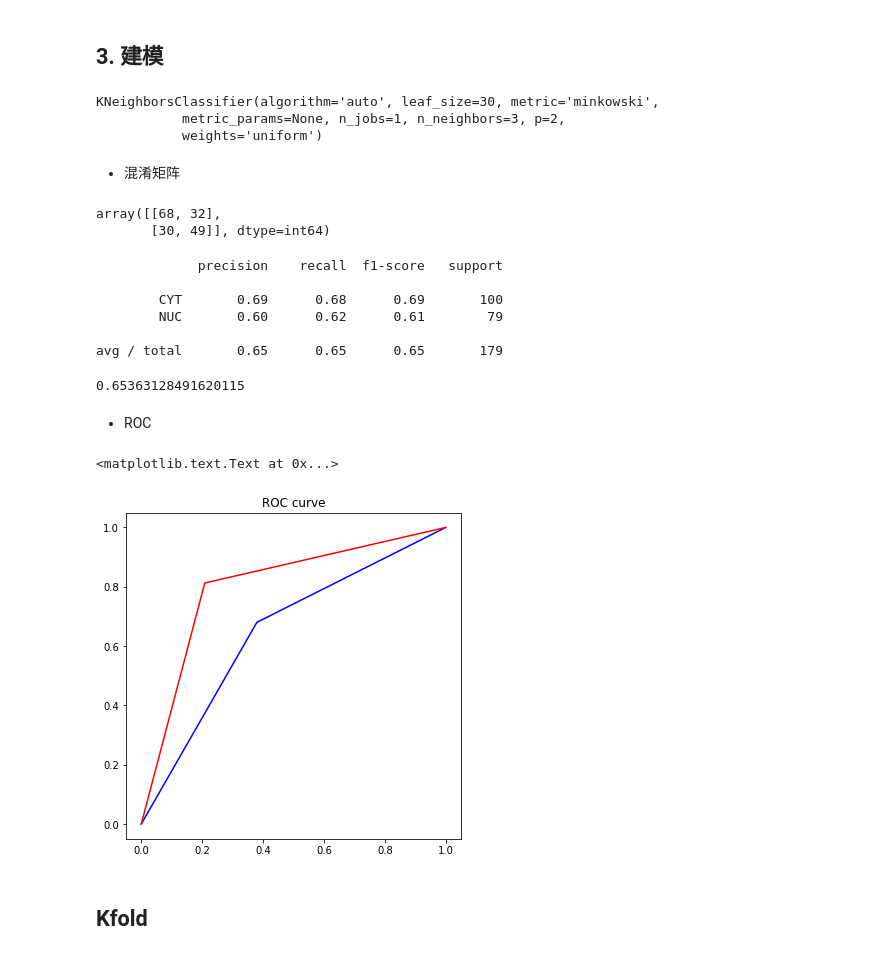
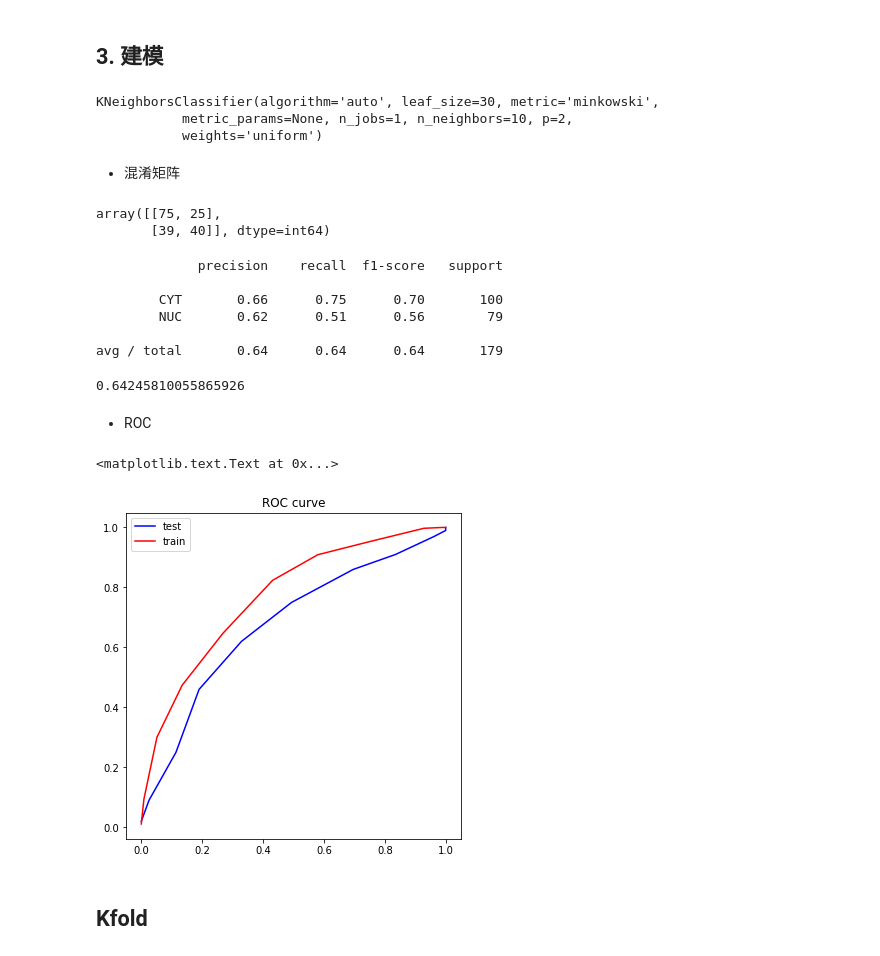
Before and after one commit to guofei9987/StatisticsBlog, a Jupyter notebook: origin_files/模型评价.ipynb, the cells around one changed output. Drawn from its saved outputs; the diff is of its cells as text; code cells hidden in the pictures.

```diff
--- a/origin_files/模型评价.ipynb
+++ b/origin_files/模型评价.ipynb
@@ -61,12 +61,11 @@ test_data_scaled=min_max_scaler.transform(test_data)
 ## 3. 建模
 # %%
 from sklearn.neighbors import KNeighborsClassifier
-
-model = KNeighborsClassifier(n_neighbors=3)  # 默认欧氏距离
+model = KNeighborsClassifier(n_neighbors=10)  # 默认欧氏距离
 model.fit(train_data, train_target)
 # %% [output]
 KNeighborsClassifier(algorithm='auto', leaf_size=30, metric='minkowski',
-           metric_params=None, n_jobs=1, n_neighbors=3, p=2,
+           metric_params=None, n_jobs=1, n_neighbors=10, p=2,
            weights='uniform')
 # %%
 test_predict = model.predict(test_data)
@@ -77,33 +76,36 @@ train_predict=model.predict(train_data)
 import sklearn.metrics as metrics
 metrics.confusion_matrix(test_target, test_predict, labels=['CYT','NUC'])#label可以控制显示哪些标签
 # %% [output]
-array([[68, 32],
-       [30, 49]], dtype=int64)
+array([[75, 25],
+       [39, 40]], dtype=int64)
 # %%
 print(metrics.classification_report(test_target, test_predict))
 # %% [output]
              precision    recall  f1-score   support
 
-        CYT       0.69      0.68      0.69       100
-        NUC       0.60      0.62      0.61        79
+        CYT       0.66      0.75      0.70       100
+        NUC       0.62      0.51      0.56        79
 
-avg / total       0.65      0.65      0.65       179
+avg / total       0.64      0.64      0.64       179
 # %%
 model.score(test_data, test_target)
 # %% [output]
-0.65363128491620115
+0.64245810055865926
 # %% [markdown]
 - ROC
 # %%
-fpr_test, tpr_test, th_test = metrics.roc_curve(test_target=='CYT', test_predict=='CYT')
-fpr_train, tpr_train, th_train = metrics.roc_curve(train_target=='CYT', train_predict=='CYT')
+test_proba_predict = model.predict_proba(test_data)[:,0]
+train_proba_predict=model.predict_proba(train_data)[:,0]
+fpr_test, tpr_test, th_test = metrics.roc_curve(test_target=='CYT', test_proba_predict)
+fpr_train, tpr_train, th_train = metrics.roc_curve(train_target=='CYT', train_proba_predict)
 plt.figure(figsize=[6,6])
-plt.plot(fpr_test, tpr_test, color='blue')
-plt.plot(fpr_train, tpr_train, color='red')
+plt.plot(fpr_test, tpr_test, color='blue',label='test')
+plt.plot(fpr_train, tpr_train, color='red',label='train')
+plt.legend()
 plt.title('ROC curve')
 # %% [output]
 <matplotlib.text.Text at 0x...>
-[figure, old version]
+[figure, new version]
 # %% [markdown]
 ## Kfold
 # %% [markdown]
```
Also changed, not shown: parts of 1 cell of this notebook, 1 other file.
